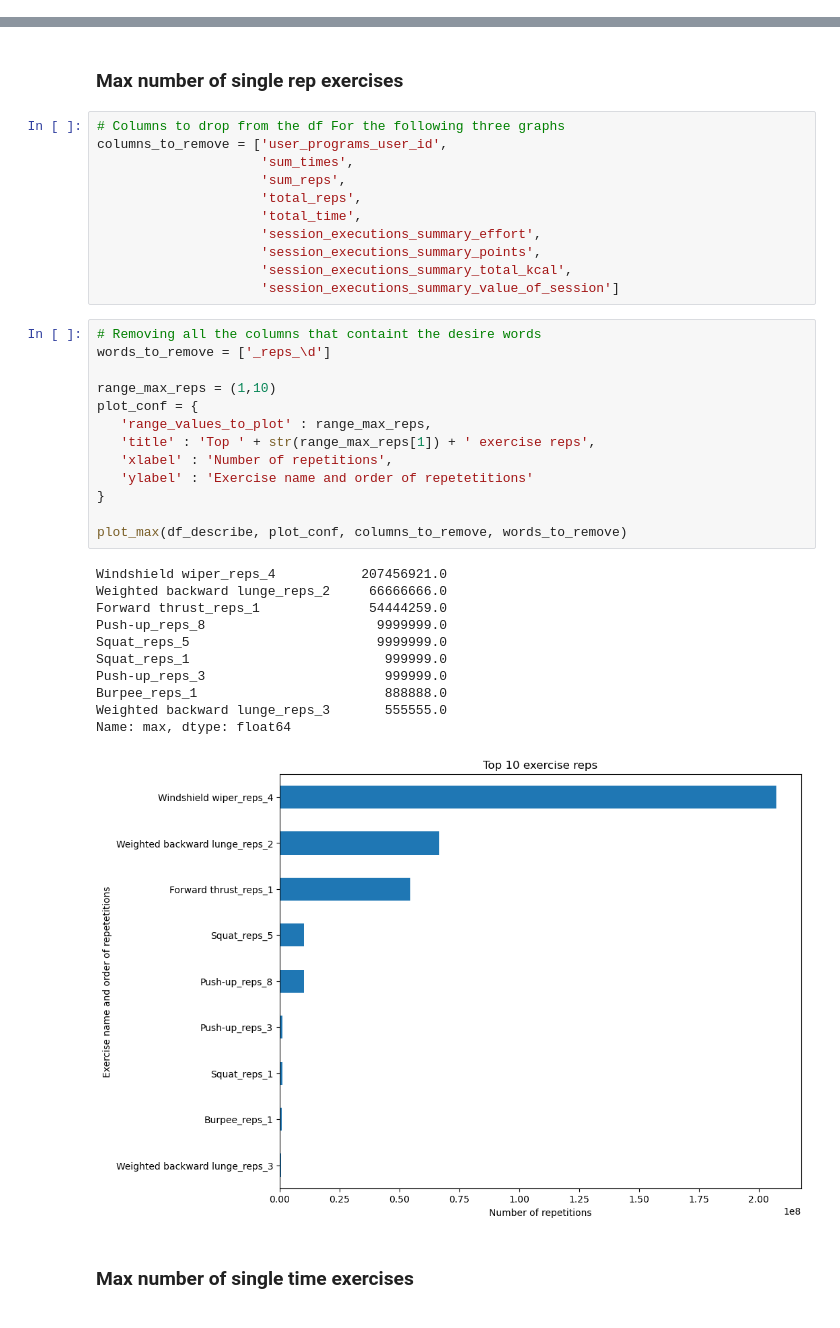
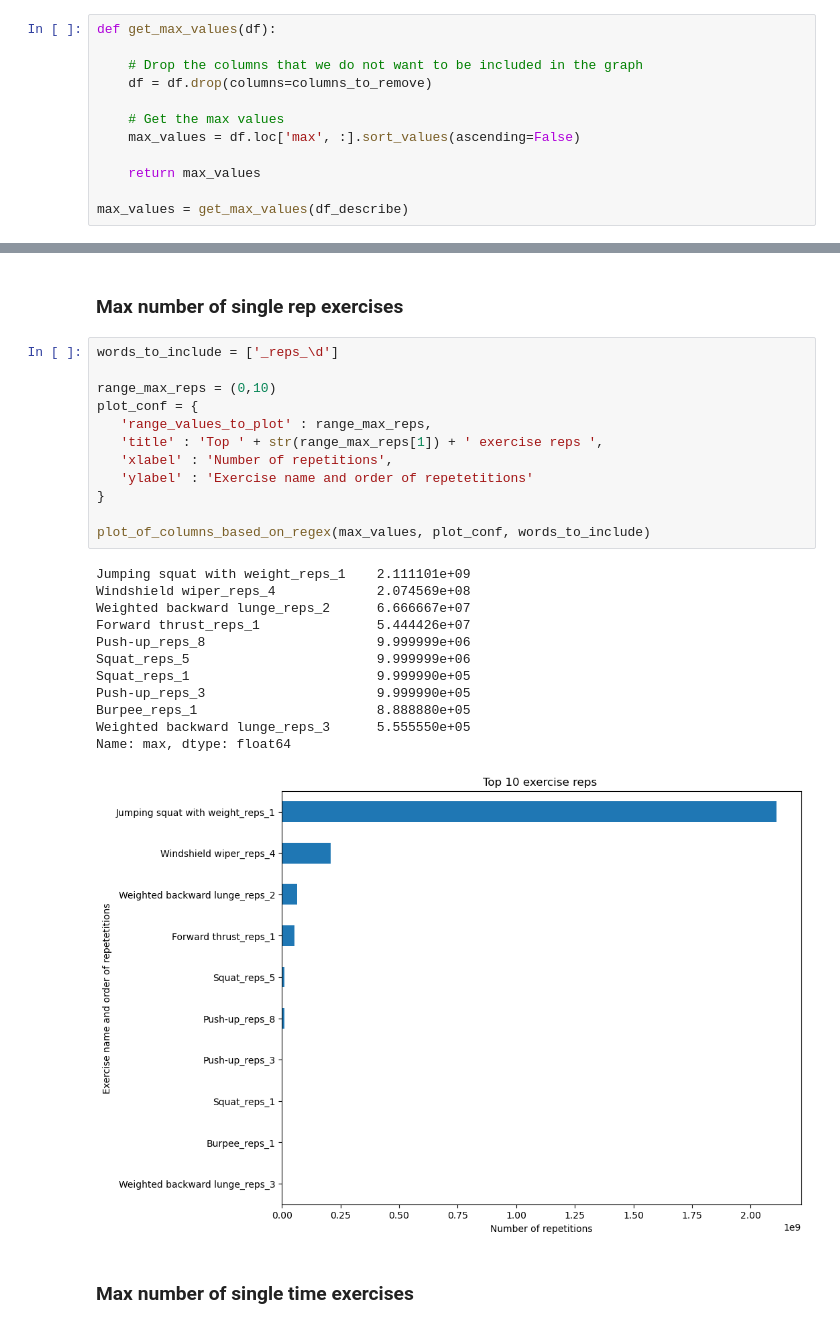
Before and after one commit to evidadeusto/mhunters, a Jupyter notebook: analysis_oscar_preprocessing/data_cleaning_dataframe_session_v0.ipynb, the cells around one changed output, grey strips where cells are left out. Saved outputs shown, nothing was run; the diff lists cells and outputs as text.

```diff
--- a/analysis_oscar_preprocessing/data_cleaning_dataframe_session_v0.ipynb
+++ b/analysis_oscar_preprocessing/data_cleaning_dataframe_session_v0.ipynb
@@ -200,6 +207,18 @@ def plot_max(df,  plot_conf, columns_to_remove=[], words_to_remove =[]):
 
     # Show the plot
     plt.show()
+# %%
+def get_max_values(df):
+
+    # Drop the columns that we do not want to be included in the graph
+    df = df.drop(columns=columns_to_remove)
+
+    # Get the max values
+    max_values = df.loc['max', :].sort_values(ascending=False)
+
+    return max_values
+
+max_values = get_max_values(df_describe)
 # %% [markdown]
 ### Max number of exercise series
 # %%
@@ -249,42 +250,31 @@ Name: max, dtype: float64
 The previous graph indicates the max number of series executed during a session execution. For example the **Pallof press (left)_reps** indicates that the max value in a session execution for that exercise was almost 20 series.
 # %% [markdown]
 ### Max number of single rep exercises
-# %%
-# Columns to drop from the df For the following three graphs
-columns_to_remove = ['user_programs_user_id',
-                     'sum_times',
-                     'sum_reps',
-                     'total_reps',
-                     'total_time',
-                     'session_executions_summary_effort',
-                     'session_executions_summary_points',
-                     'session_executions_summary_total_kcal',
-                     'session_executions_summary_value_of_session']
 # %%
-# Removing all the columns that containt the desire words
-words_to_remove = ['_reps_\d']
+words_to_include = ['_reps_\d']
 
-range_max_reps = (1,10)
+range_max_reps = (0,10)
 plot_conf = {
    'range_values_to_plot' : range_max_reps,
-   'title' : 'Top ' + str(range_max_reps[1]) + ' exercise reps',
+   'title' : 'Top ' + str(range_max_reps[1]) + ' exercise reps ',
    'xlabel' : 'Number of repetitions',
    'ylabel' : 'Exercise name and order of repetetitions'
 }
 
-plot_max(df_describe, plot_conf, columns_to_remove, words_to_remove)
+plot_of_columns_based_on_regex(max_values, plot_conf, words_to_include)
 # %% [output]
-Windshield wiper_reps_4           207456921.0
-Weighted backward lunge_reps_2     66666666.0
-Forward thrust_reps_1              54444259.0
-Push-up_reps_8                      9999999.0
-Squat_reps_5                        9999999.0
-Squat_reps_1                         999999.0
-Push-up_reps_3                       999999.0
-Burpee_reps_1                        888888.0
-Weighted backward lunge_reps_3       555555.0
+Jumping squat with weight_reps_1    2.111101e+09
+Windshield wiper_reps_4             2.074569e+08
+Weighted backward lunge_reps_2      6.666667e+07
+Forward thrust_reps_1               5.444426e+07
+Push-up_reps_8                      9.999999e+06
+Squat_reps_5                        9.999999e+06
+Squat_reps_1                        9.999990e+05
+Push-up_reps_3                      9.999990e+05
+Burpee_reps_1                       8.888880e+05
+Weighted backward lunge_reps_3      5.555550e+05
 Name: max, dtype: float64
-[figure, old version]
+[figure, new version]
 # %% [markdown]
 ### Max number of single time exercises
 # %%
```
Also changed, not shown: parts of 39 cells of this notebook.
